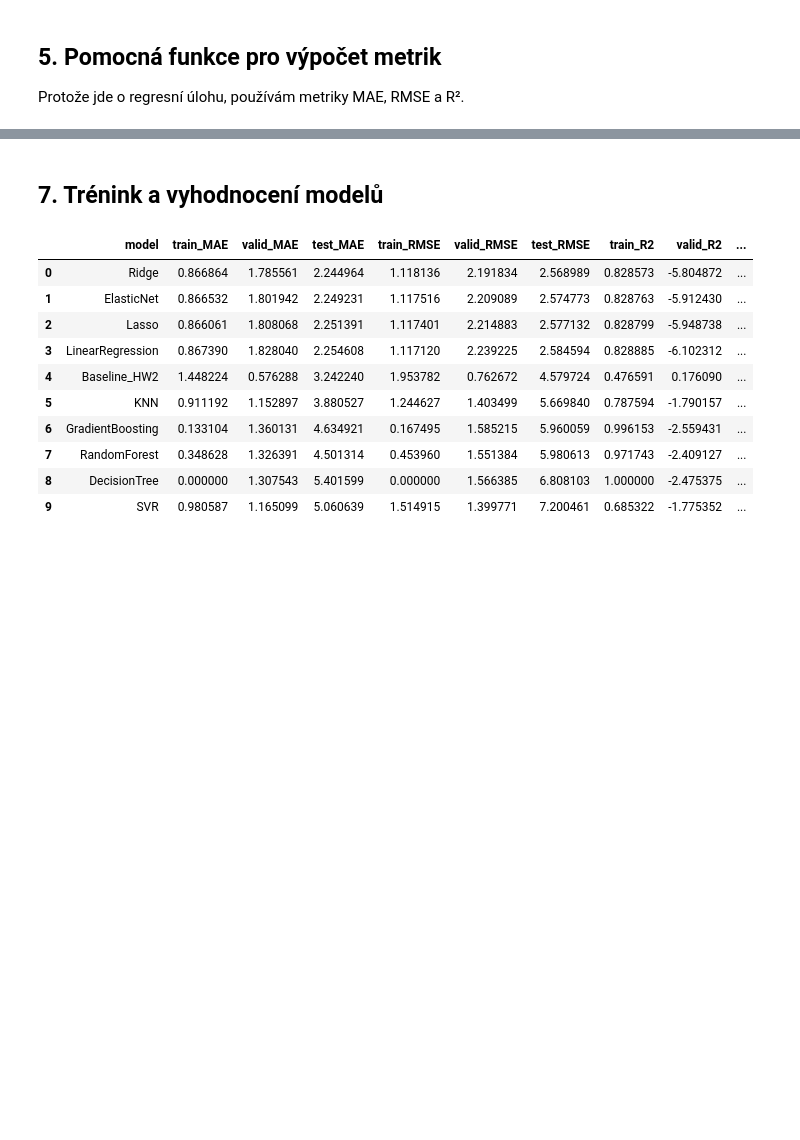
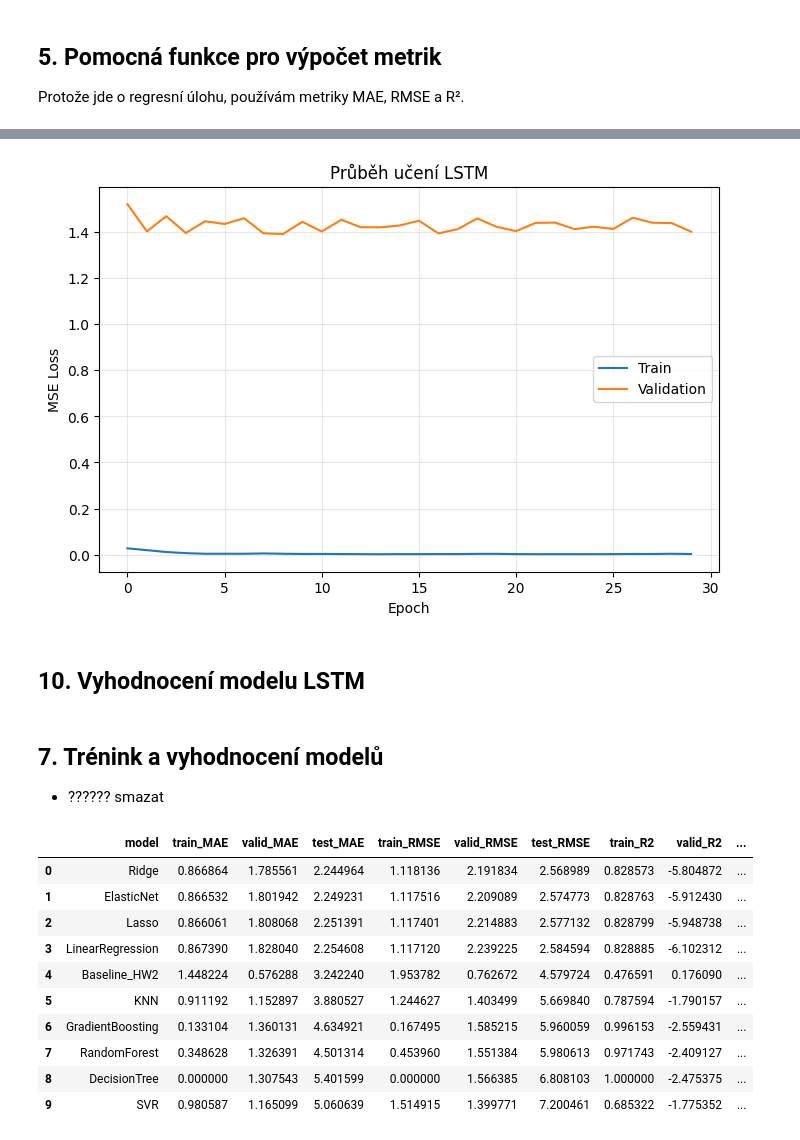
Before and after one commit to janecekhwt-sys/MML1-project-HW2, a Jupyter notebook: Neural_networks_komplexni_evaluace_hw04.ipynb, the cells around one changed output, grey strips where cells are left out. Drawn from its saved outputs; the diff is of its cells as text; code cells hidden in the pictures; blank space fills up the shorter version.

```diff
--- a/Neural_networks_komplexni_evaluace_hw04.ipynb
+++ b/Neural_networks_komplexni_evaluace_hw04.ipynb
@@ -131,0 +383,19 @@ def regression_metrics(y_true, y_pred):
+# %%
+# Spuštění trénování
+
+start_time = time.perf_counter()
+
+train_losses, valid_losses = train_model(
+    lstm_model,
+    train_loader,
+    valid_loader,
+    criterion,
+    optimizer,
+    epochs=30
+)
+
+end_time = time.perf_counter()
+
+training_time = end_time - start_time
+
+print(f"\nDoba trénování LSTM: {training_time:.2f} s")
@@ -131,0 +415,23 @@ def regression_metrics(y_true, y_pred):
+# %%
+# graf učení
+
+plt.figure(figsize=(8,5))
+
+plt.plot(train_losses, label="Train")
+
+plt.plot(valid_losses, label="Validation")
+
+plt.xlabel("Epoch")
+plt.ylabel("MSE Loss")
+
+plt.title("Průběh učení LSTM")
+
+plt.grid(alpha=0.3)
+
+plt.legend()
+
+plt.show()
+# %% [output]
+[figure, added]
+# %% [markdown]
+## 10. Vyhodnocení modelu LSTM
@@ -132,5 +452,6 @@ def regression_metrics(y_true, y_pred):
 # %% [markdown]
 ## 7. Trénink a vyhodnocení modelů
+ - ?????? smazat
 # %%
 results = []
 predictions_test = {}
```
Also changed, not shown: parts of 19 cells of this notebook.
